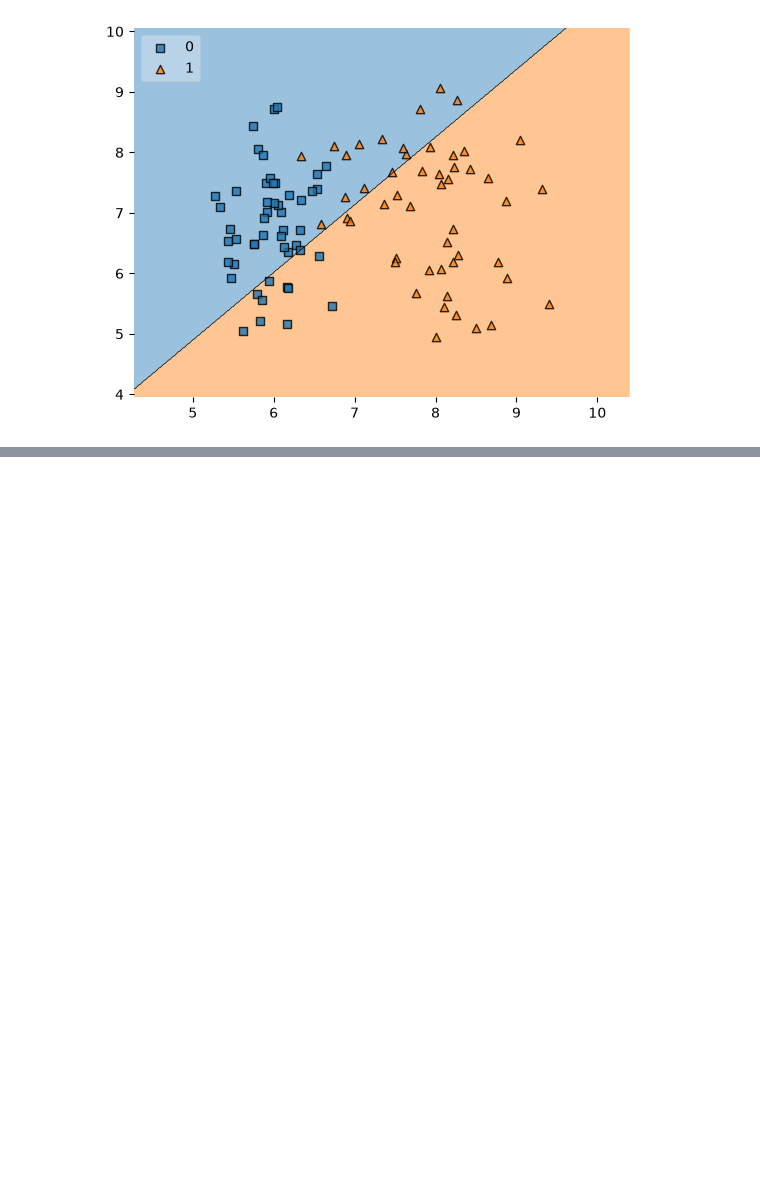
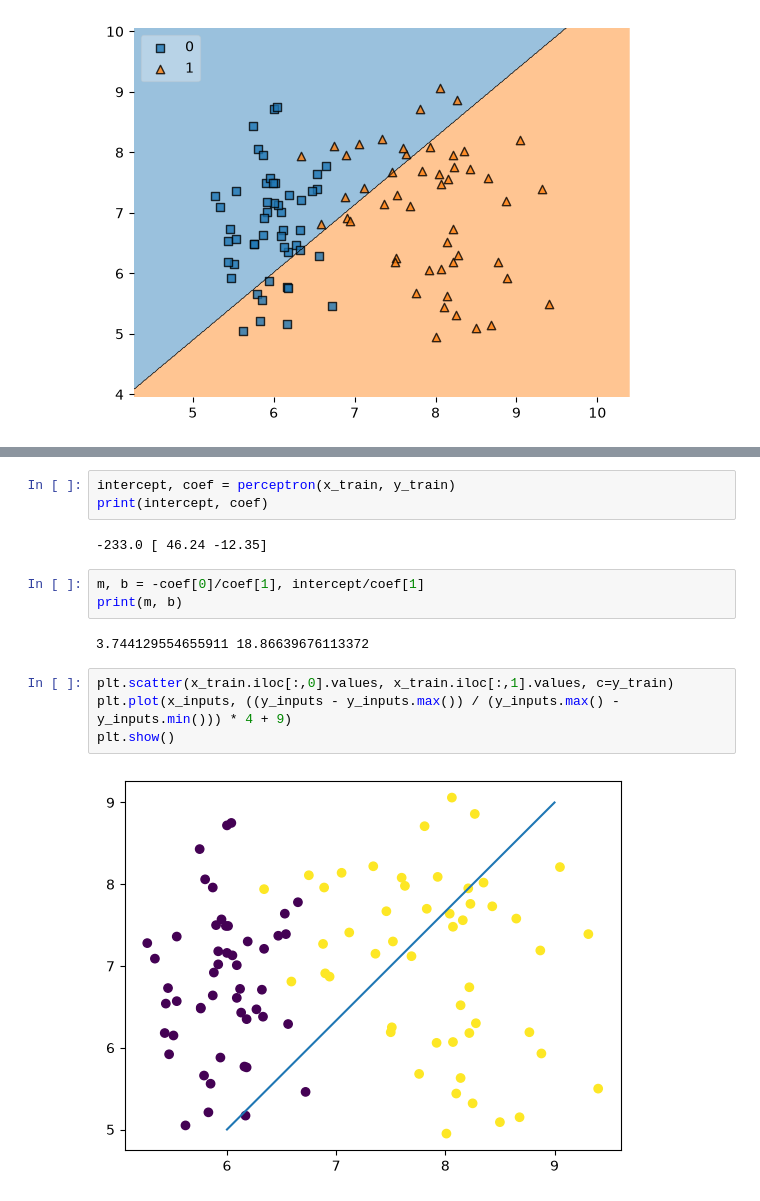
Before and after one commit to ayansuvra/Deep-Learning, a Jupyter notebook: Perceptron.ipynb, the cells around one changed output, grey strips where cells are left out. Drawn from its saved outputs; the diff is of its cells as text; blank space fills up the shorter version.

Commit message:
Perceptron Trick

```diff
--- a/Perceptron.ipynb
+++ b/Perceptron.ipynb
@@ -51,0 +75,16 @@ plt.show()
+# %%
+intercept, coef = perceptron(x_train, y_train)
+print(intercept, coef)
+# %% [output]
+-233.0 [ 46.24 -12.35]
+# %%
+m, b = -coef[0]/coef[1], intercept/coef[1]
+print(m, b)
+# %% [output]
+3.744129554655911 18.86639676113372
+# %%
+plt.scatter(x_train.iloc[:,0].values, x_train.iloc[:,1].values, c=y_train)
+plt.plot(x_inputs, ((y_inputs - y_inputs.max()) / (y_inputs.max() - y_inputs.min())) * 4 + 9)
+plt.show()
+# %% [output]
+[figure, added]
```
Also changed, not shown: parts of 4 cells of this notebook.
